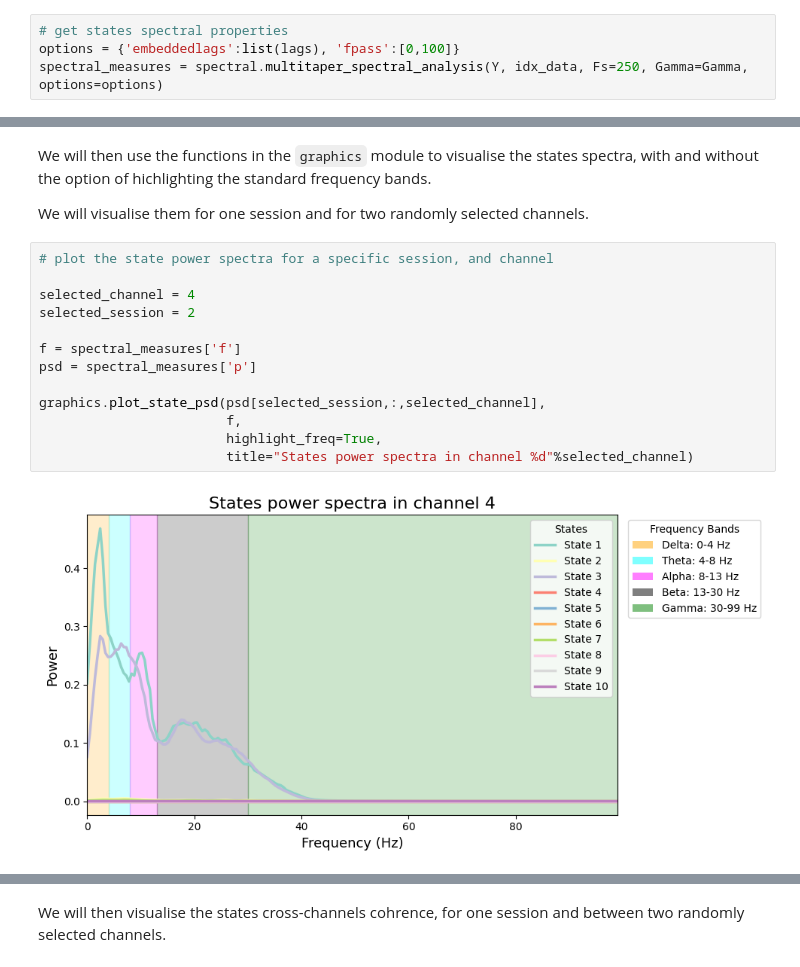
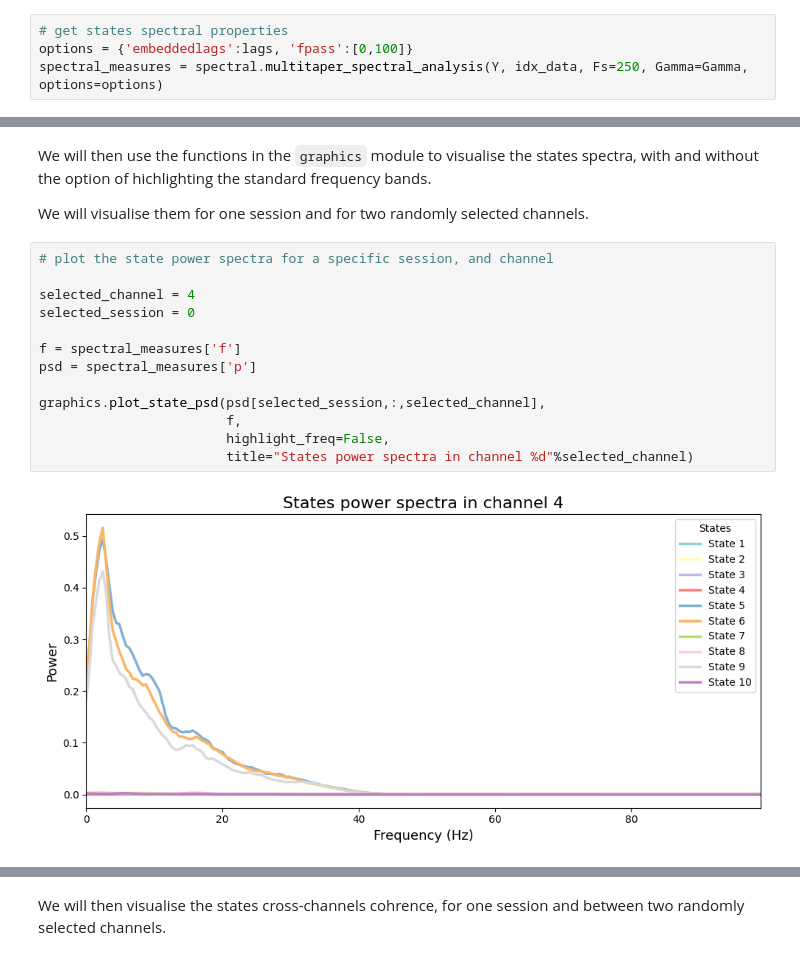
Before and after one commit to CFIN-analysis/analysis_workshop_26May, a Jupyter notebook: Notebooks/1_GLHMM_intro_module_tutorial.ipynb, the cells around one changed output, grey strips where cells are left out. Saved outputs shown, nothing was run; the diff lists cells and outputs as text.

```diff
--- a/Notebooks/1_GLHMM_intro_module_tutorial.ipynb
+++ b/Notebooks/1_GLHMM_intro_module_tutorial.ipynb
@@ -319,7 +303,7 @@ You can also specify in the options for the spectral analysis `fpass`, the frequ
 Check the [documentation](https://glhmm.readthedocs.io/en/latest/spectral.html) on how to specify more options for the multitaper spectral analysis.
 # %%
 # get states spectral properties
-options = {'embeddedlags':list(lags), 'fpass':[0,100]}
+options = {'embeddedlags':lags, 'fpass':[0,100]}
 spectral_measures = spectral.multitaper_spectral_analysis(Y, idx_data, Fs=250, Gamma=Gamma, options=options)
 # %% [markdown]
 The output of the `multitaper_spectral_analysis` function is a dictionary containing:
@@ -334,18 +318,18 @@ We will visualise them for one session and for two randomly selected channels.
 # %%
 # plot the state power spectra for a specific session, and channel
 
 selected_channel = 4
-selected_session = 2
+selected_session = 0
 
 f = spectral_measures['f']
 psd = spectral_measures['p']
 
 graphics.plot_state_psd(psd[selected_session,:,selected_channel],
                         f,
-                        highlight_freq=True,
+                        highlight_freq=False,
                         title="States power spectra in channel %d"%selected_channel)
 # %% [output]
-[figure, old version]
+[figure, new version]
 # %%
 # plot the state power spectra for a specific session, and channel
 
```
Also changed, not shown: parts of 9 cells of this notebook, 2 other files.
